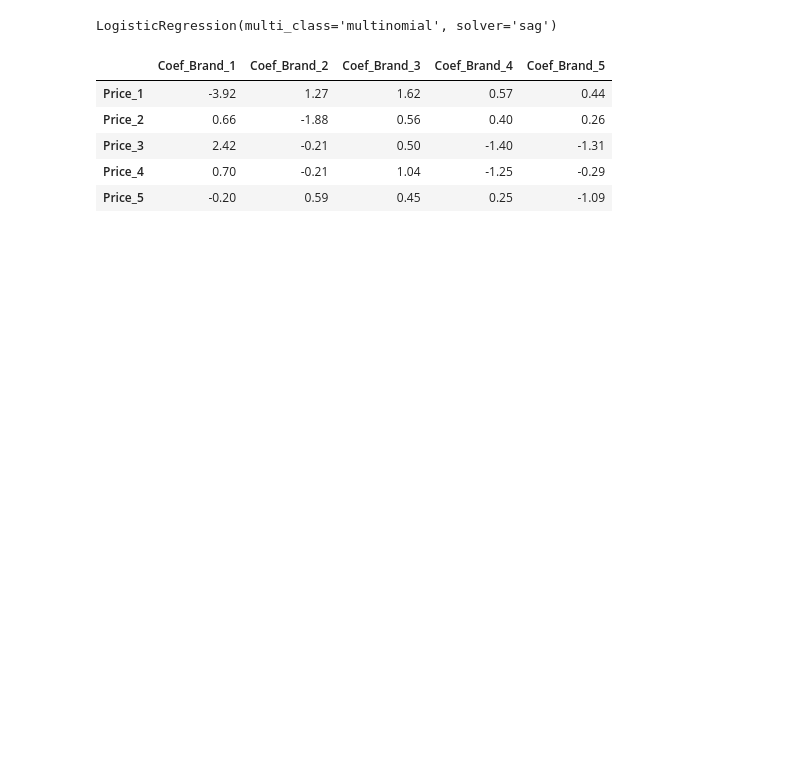
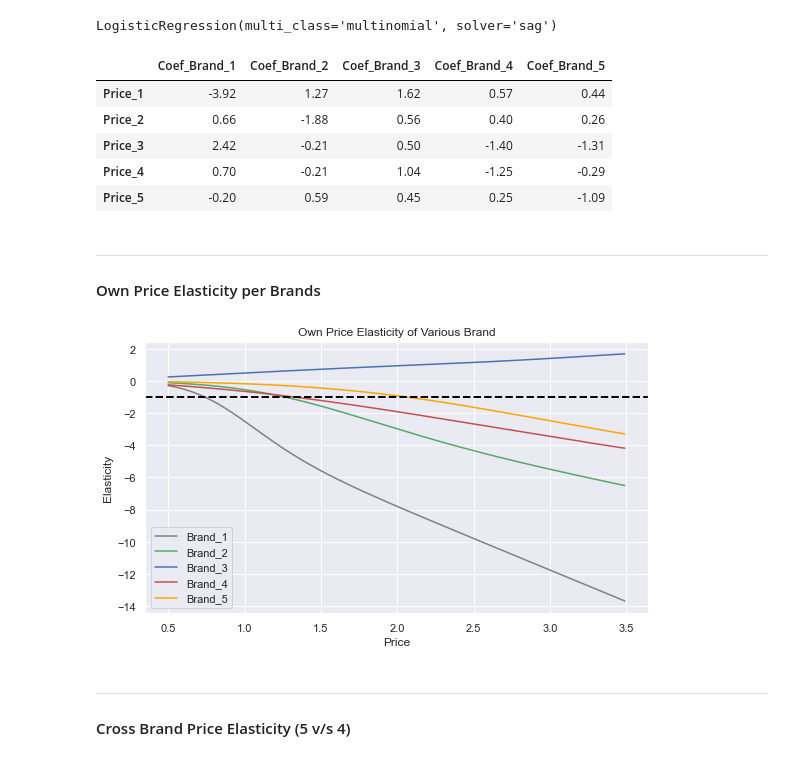
Before and after one commit to addds03/Customer-Analytics, a Jupyter notebook: Code Base/Predictive Analytics.ipynb, the cells around one changed output. Saved outputs shown, nothing was run; the diff lists cells and outputs as text; code cells hidden in the pictures; blank space fills up the shorter version.

```diff
--- a/Code Base/Predictive Analytics.ipynb
+++ b/Code Base/Predictive Analytics.ipynb
@@ -295,3 +307,55 @@ bc_coef
 | Price_3 | 2.42 | -0.21 | 0.50 | -1.40 | -1.31 |
 | Price_4 | 0.70 | -0.21 | 1.04 | -1.25 | -0.29 |
 | Price_5 | -0.20 | 0.59 | 0.45 | 0.25 | -1.09 |
+# %% [markdown]
+---
+#### Own Price Elasticity per Brands
+# %%
+def own_price_elasticity(price_range, brand_choice, bc_coef, df_pe):
+    brands = sorted(pd.unique(brand_choice['Brand']))
+    temp_df = pd.DataFrame(index= np.arange(price_range.size))
+    for i in brands:
+        # create values for chosen brand
+        col_name = 'Price_'+str(i)
+        temp_df[col_name] = price_range
+
+        # create values for other brands
+        for j in brands:
+            if i != j:
+                col_name = 'Price_'+str(j)
+                temp_df[col_name] = brand_choice[col_name].mean()
+
+        pred_brand = model_brand_choice.predict_proba(temp_df)
+
+        pr_own_brand = pred_brand[:][:,i-1]
+
+        beta = bc_coef.iloc[i-1,i-1]
+
+        own_pe = beta * price_range * (1- pr_own_brand)
+
+        col = 'Brand_'+str(i)
+        df_pe[col] = own_pe
+
+    return df_pe
+# %%
+df_pe = own_price_elasticity(price_range, brand_choice, bc_coef, df_pe)
+# %%
+plt.figure(figsize=(9,5))
+plt.plot(price_range, df_pe['Brand_1'], color='grey')
+plt.plot(price_range, df_pe['Brand_2'], color='g')
+plt.plot(price_range, df_pe['Brand_3'], color='b')
+plt.plot(price_range, df_pe['Brand_4'], color='r')
+plt.plot(price_range, df_pe['Brand_5'], color='orange')
+
+plt.axhline(y=-1,linewidth=2, color='black', linestyle='--')
+
+plt.xlabel('Price')
+plt.ylabel('Elasticity')
+plt.title('Own Price Elasticity of Various Brand')
+plt.legend(['Brand_1','Brand_2','Brand_3','Brand_4','Brand_5'])
+plt.show()
+# %% [output]
+[figure, added]
+# %% [markdown]
+---
+#### Cross Brand Price Elasticity (5 v/s 4)
```
Also changed, not shown: parts of 71 cells of this notebook.
